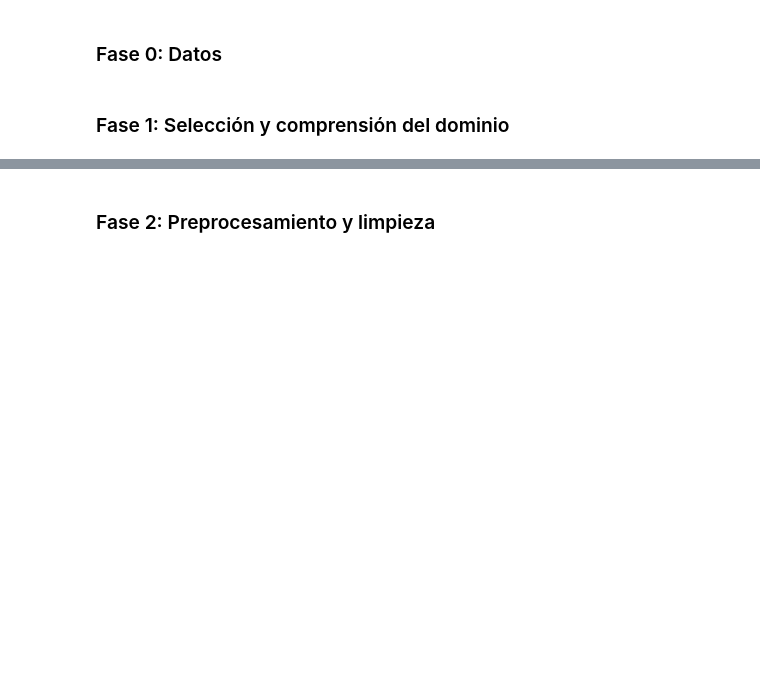
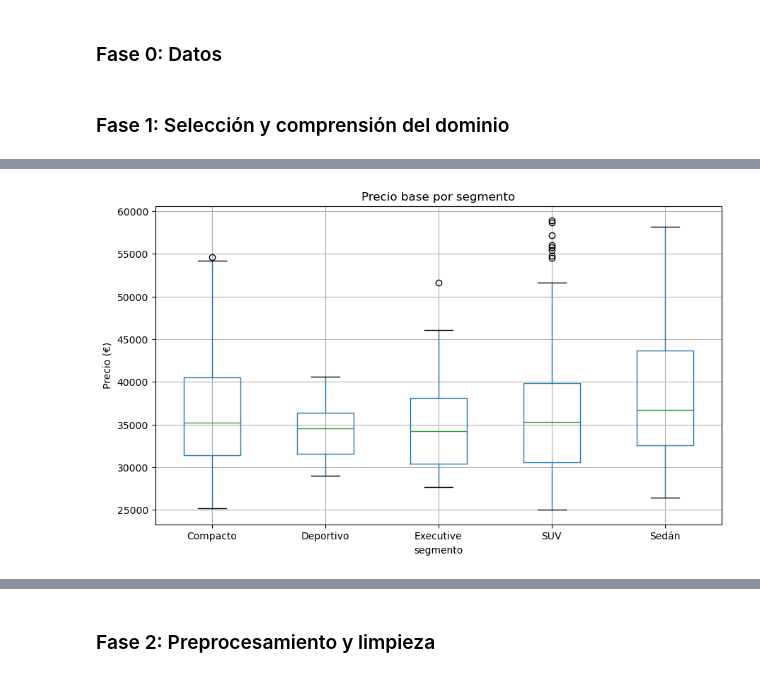
Before and after one commit to ccp0897/Sistema_Analisis_Mercado_Automocion, a Jupyter notebook: sistemaAnalisisAutomocion.ipynb, the cells around one changed output, grey strips where cells are left out. Saved outputs shown, nothing was run; the diff lists cells and outputs as text; code cells hidden in the pictures; blank space fills up the shorter version.

```diff
--- a/sistemaAnalisisAutomocion.ipynb
+++ b/sistemaAnalisisAutomocion.ipynb
@@ -47,0 +127,12 @@ df_opiniones.head()
+# %%
+df_vehiculos.boxplot(
+    column='precio_base',
+    by='segmento',
+    figsize=(10,6)
+)
+plt.title('Precio base por segmento')
+plt.suptitle('')
+plt.ylabel('Precio (€)')
+plt.show()
+# %% [output]
+[figure, added]
```
Also changed, not shown: parts of 34 cells of this notebook.
